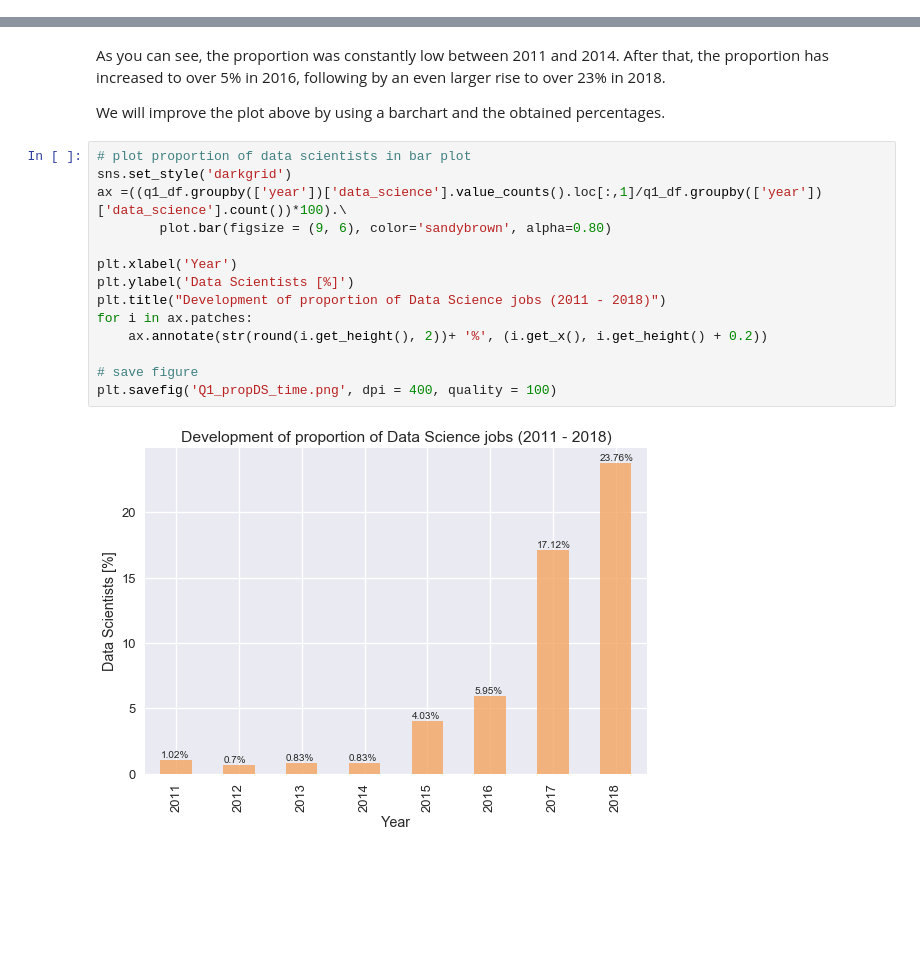
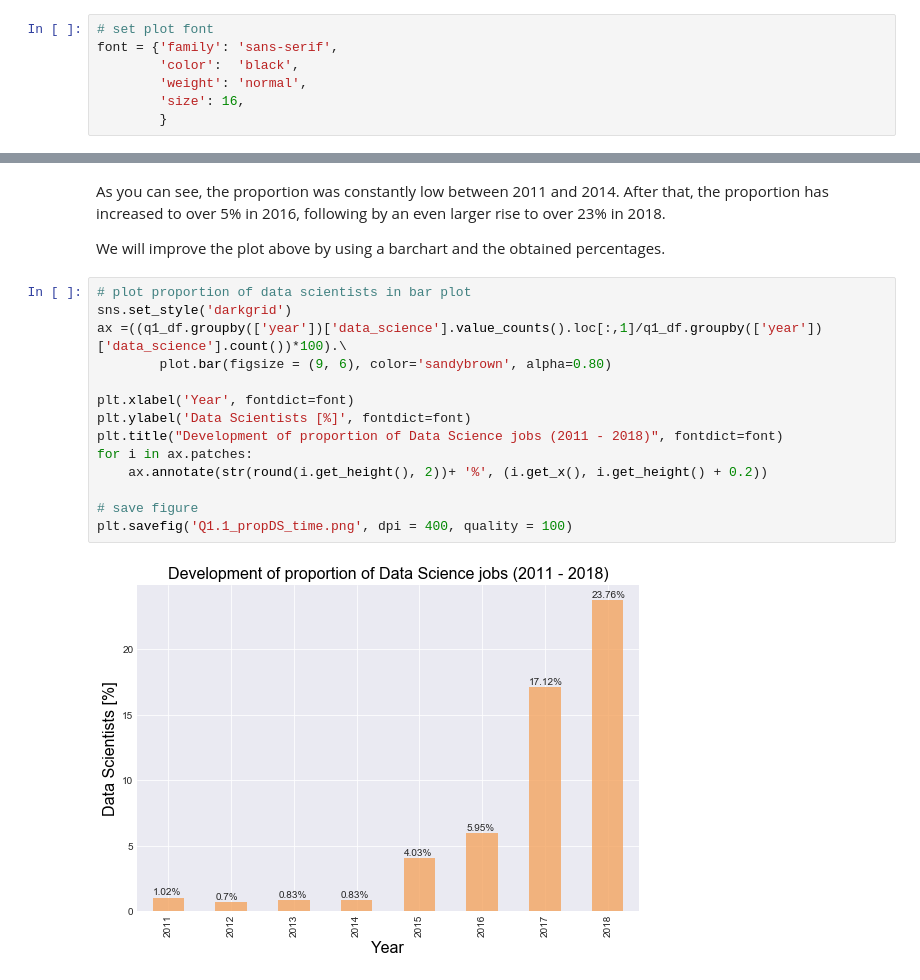
Before and after one commit to oliverkroening/Udacity_DSND_Project04, a Jupyter notebook: Data_Science_Europe.ipynb, the cells around one changed output, grey strips where cells are left out. Saved outputs shown, nothing was run; the diff lists cells and outputs as text; blank space fills up the shorter version.

```diff
--- a/Data_Science_Europe.ipynb
+++ b/Data_Science_Europe.ipynb
@@ -1412,6 +1412,13 @@ The second set of questions focus on the skills and characteristics of data scie
 ### 4.1 Descriptive Statistical Analysis
 
 #### Question 1.1: What is the chronological trend of Data Science jobs in Europe in comparison to American, Asian or African countries?
+# %%
+# set plot font
+font = {'family': 'sans-serif',
+        'color':  'black',
+        'weight': 'normal',
+        'size': 16,
+        }
 # %%
 # show values of data scientists for each year
 q1_df.groupby(['year'])['data_science'].value_counts()
@@ -1484,18 +1491,18 @@ We will improve the plot above by using a barchart and the obtained percentages.
 # %%
 # plot proportion of data scientists in bar plot
 sns.set_style('darkgrid')
 ax =((q1_df.groupby(['year'])['data_science'].value_counts().loc[:,1]/q1_df.groupby(['year'])['data_science'].count())*100).\
         plot.bar(figsize = (9, 6), color='sandybrown', alpha=0.80)
 
-plt.xlabel('Year')
-plt.ylabel('Data Scientists [%]')
-plt.title("Development of proportion of Data Science jobs (2011 - 2018)")
+plt.xlabel('Year', fontdict=font)
+plt.ylabel('Data Scientists [%]', fontdict=font)
+plt.title("Development of proportion of Data Science jobs (2011 - 2018)", fontdict=font)
 for i in ax.patches:
     ax.annotate(str(round(i.get_height(), 2))+ '%', (i.get_x(), i.get_height() + 0.2))
 
 # save figure
-plt.savefig('Q1_propDS_time.png', dpi = 400, quality = 100)
+plt.savefig('Q1.1_propDS_time.png', dpi = 400, quality = 100)
 # %% [output]
-[figure, old version]
+[figure, new version]
 # %%
 # plot total number of data scientists in survey grouped by superordinate region
```
Also changed, not shown: parts of 18 cells of this notebook.
